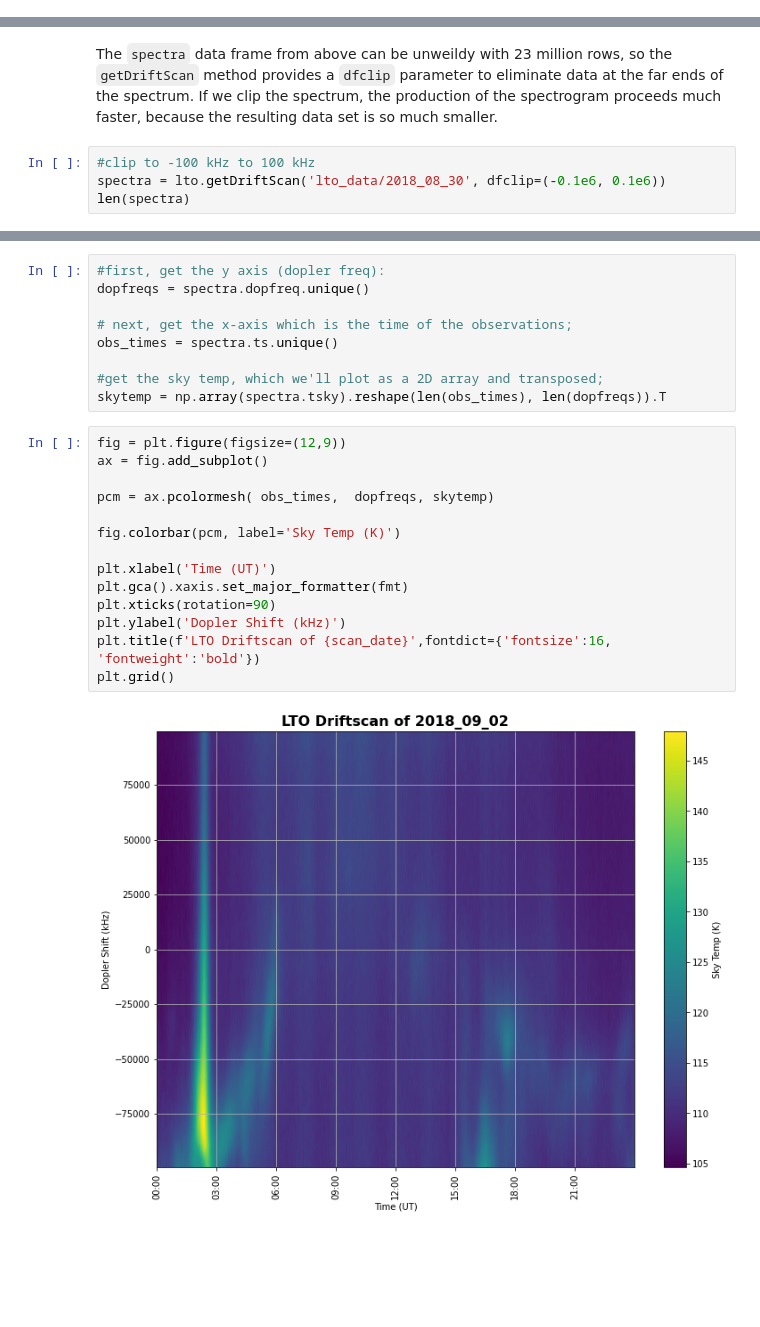
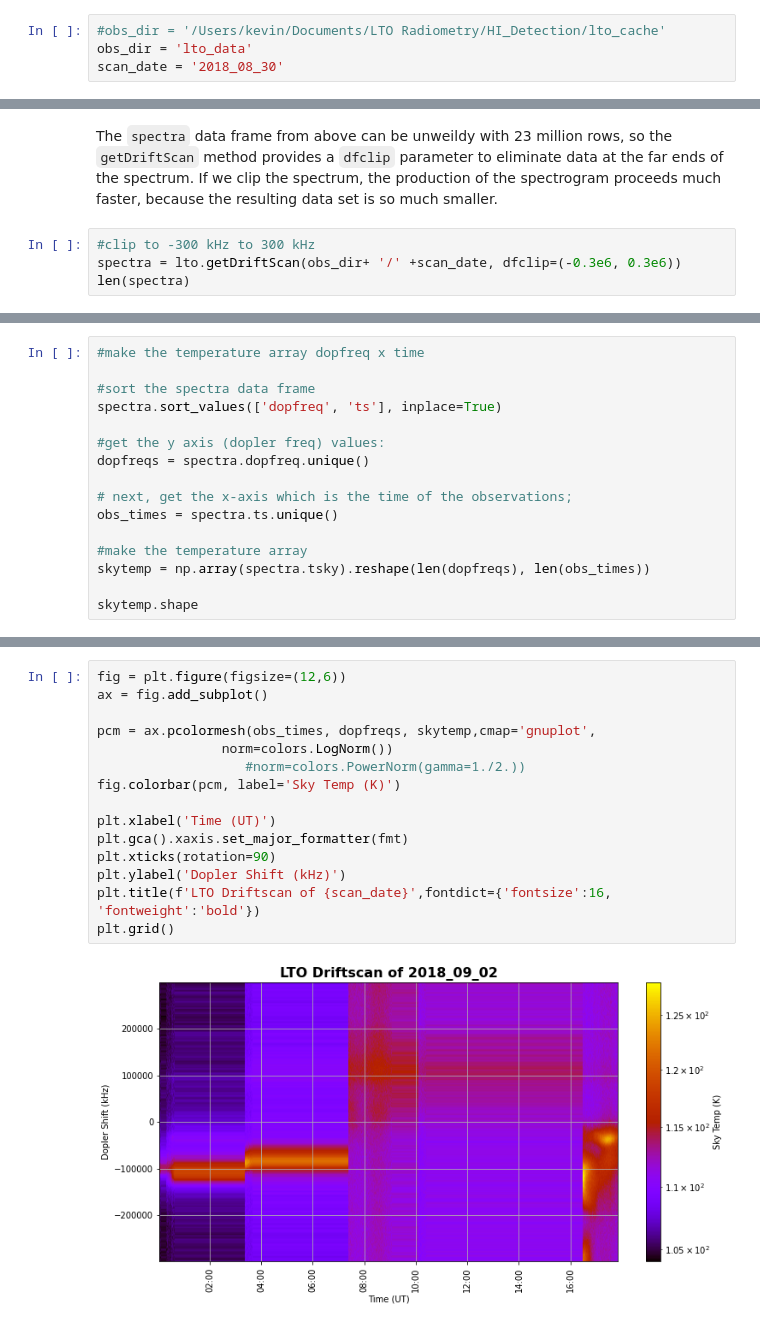
Before and after one commit to kevinmcmanus/lto_utils, a Jupyter notebook: lto_data.ipynb, the cells around one changed output, grey strips where cells are left out. Saved outputs shown, nothing was run; the diff lists cells and outputs as text; blank space fills up the shorter version.

Commit message:
Updates to colormesh plot

```diff
--- a/lto_data.ipynb
+++ b/lto_data.ipynb
@@ -177,3 +171,7 @@ scan_date = '2018_09_02'
+# %%
+#obs_dir = '/Users/kevin/Documents/LTO Radiometry/HI_Detection/lto_cache'
+obs_dir = 'lto_data'
+scan_date = '2018_08_30'
 # %%
 #get all the spectral characteristics for the observation of 2018_09_02
 # this can take a several minutes to run, espcially if the files are not local
@@ -234,7 +227,7 @@ len(spectra)
 # %% [markdown]
 The `spectra` data frame from above can be unweildy with 23 million rows, so the `getDriftScan` method provides a `dfclip` parameter to eliminate data at the far ends of the spectrum. If we clip the spectrum, the production of the spectrogram proceeds much faster, because the resulting data set is so much smaller.
 # %%
-#clip to -100 kHz to 100 kHz
-spectra = lto.getDriftScan('lto_data/2018_08_30', dfclip=(-0.1e6, 0.1e6))
+#clip to -300 kHz to 300 kHz
+spectra = lto.getDriftScan(obs_dir+ '/' +scan_date, dfclip=(-0.3e6, 0.3e6))
 len(spectra)
 # %% [output]
@@ -241,0 +235,16 @@ len(spectra)
+# %%
+#make the temperature array dopfreq x time
+
+#sort the spectra data frame
+spectra.sort_values(['dopfreq', 'ts'], inplace=True)
+
+#get the y axis (dopler freq) values:
+dopfreqs = spectra.dopfreq.unique()
+
+# next, get the x-axis which is the time of the observations;
+obs_times = spectra.ts.unique()
+
+#make the temperature array
+skytemp = np.array(spectra.tsky).reshape(len(dopfreqs), len(obs_times))
+
+skytemp.shape
@@ -246,25 +260,17 @@ fmt = mdates.DateFormatter('%H:%M')
-# %%
-#first, get the y axis (dopler freq):
-dopfreqs = spectra.dopfreq.unique()
-
-# next, get the x-axis which is the time of the observations;
-obs_times = spectra.ts.unique()
-
-#get the sky temp, which we'll plot as a 2D array and transposed;
-skytemp = np.array(spectra.tsky).reshape(len(obs_times), len(dopfreqs)).T
 # %%
-fig = plt.figure(figsize=(12,9))
+fig = plt.figure(figsize=(12,6))
 ax = fig.add_subplot()
 
-pcm = ax.pcolormesh( obs_times,  dopfreqs, skytemp)
-
+pcm = ax.pcolormesh(obs_times, dopfreqs, skytemp,cmap='gnuplot',
+                norm=colors.LogNorm())
+                   #norm=colors.PowerNorm(gamma=1./2.))
 fig.colorbar(pcm, label='Sky Temp (K)')
 
 plt.xlabel('Time (UT)')
 plt.gca().xaxis.set_major_formatter(fmt)
 plt.xticks(rotation=90)
 plt.ylabel('Dopler Shift (kHz)')
 plt.title(f'LTO Driftscan of {scan_date}',fontdict={'fontsize':16, 'fontweight':'bold'})
 plt.grid()
 # %% [output]
-[figure, old version]
+[figure, new version]
```
Also changed, not shown: parts of 10 cells of this notebook.
